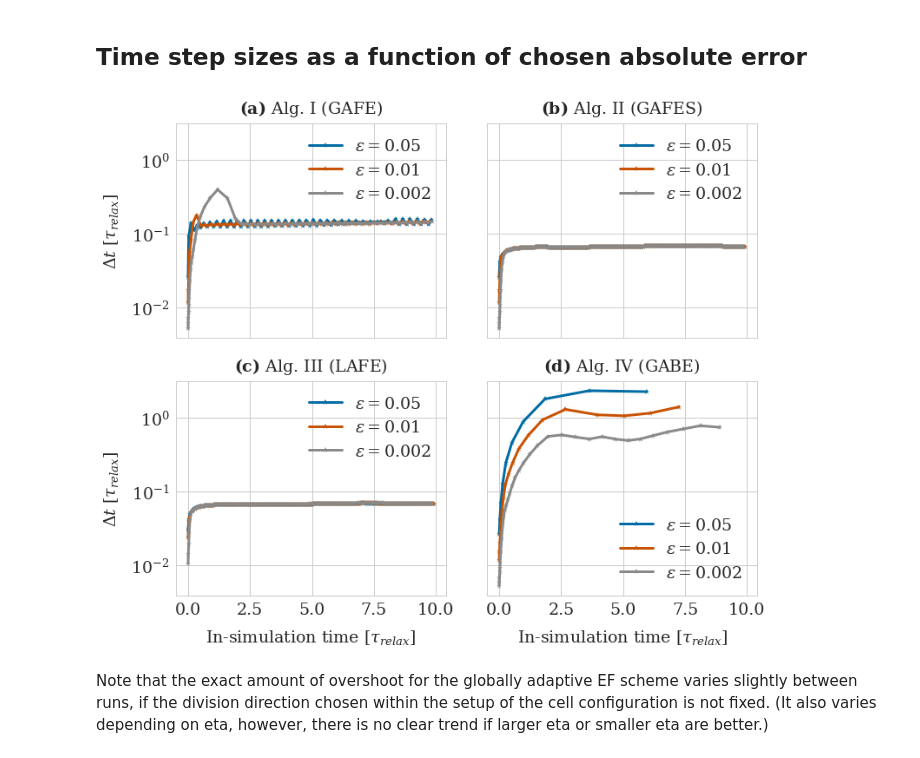
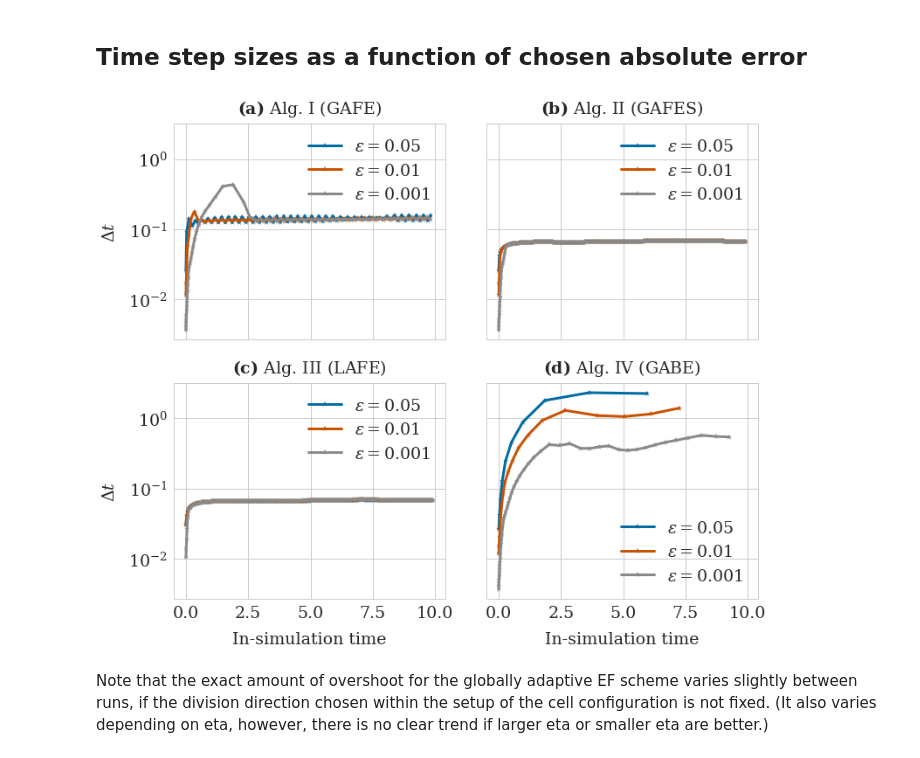
Before and after one commit to somathias/cbmos, a Jupyter notebook: experiments/exp-draft_single_proliferation_event_within_spheroid.ipynb, the cells around one changed output. Drawn from its saved outputs; the diff is of its cells as text; code cells hidden in the pictures.

```diff
--- a/experiments/exp-draft_single_proliferation_event_within_spheroid.ipynb
+++ b/experiments/exp-draft_single_proliferation_event_within_spheroid.ipynb
@@ -74,7 +74,7 @@ params = {'EF_glob_adap_acc': {'eta': eta},
           'EF_local_adap': {'eta': eta,
                             'jacobian': models['EF_local_adap'].jacobian, 'force_args': params_cubic,
                             #'always_calculate_Jacobian': True,
-                            'local_adaptivity': True, 'm0': 4,
+                            'local_adaptivity': True, 'm0': 12,
                             #'calculate_eigenvalues': True
                             'dim': dim,
                             'rA': rA
@@ -98,39 +98,39 @@ colors = [defcolors[0], defcolors[5], defcolors[6]]
 # Combine into single figure
 fig, ((ax1, ax2), (ax3, ax4)) = plt.subplots(2, 2, figsize=(12, 10), sharex=True, sharey=True, gridspec_kw={'hspace':0.2, 'wspace': 0.15})
 
 axes = {'EF_glob_adap_acc': ax1, 'EF_glob_adap_stab': ax2 ,  'EF_local_adap': ax3, 'EB_global_adap': ax4}
 
-epsilons = [0.05, 0.01, 0.002]
+epsilons = [0.05, 0.01, 0.001]
 
 
 for alg in algorithms:
 
     for i, eps in enumerate(epsilons):
 
         params[alg]['eps'] = eps
         ts, history = models[alg].simulate(cell_list, t_data, params_cubic, params[alg], seed=seed)
 
         axes[alg].semilogy(ts[:-2], np.diff(ts)[:-1],'-*', label='$\epsilon=$'+str(eps), color=colors[i]) # last dt smaller to reach end time exactly - do not plot
 
     axes[alg].legend()
 
 
 ax1.set_title(r'$\bf{(a)}$ Alg. I (GAFE)')
 ax2.set_title(r'$\bf{(b)}$ Alg. II (GAFES)')
 ax3.set_title(r'$\bf{(c)}$ Alg. III (LAFE)')
 ax4.set_title(r'$\bf{(d)}$ Alg. IV (GABE)')
 
-ax1.set(ylabel=r'$\Delta t \ [\tau_{relax}]$')
-ax3.set(ylabel=r'$\Delta t \ [\tau_{relax}]$')
-ax3.set(xlabel=r'In-simulation time [$\tau_{relax}$]')
-ax4.set(xlabel=r'In-simulation time [$\tau_{relax}$]')
+ax1.set(ylabel=r'$\Delta t$')
+ax3.set(ylabel=r'$\Delta t$')
+ax3.set(xlabel=r'In-simulation time')
+ax4.set(xlabel=r'In-simulation time')
 
 #ax1.set_xscale('function', functions=(forward, inverse))
 #ax1.set_xlim([-0.5, 10.5])
 
 plt.savefig('prolif_within_spheroid.pdf', bbox_inches='tight')
 # %% [output]
-[figure, old version]
+[figure, new version]
 # %% [markdown]
 Note that the exact amount of overshoot for the globally adaptive EF scheme varies slightly between runs, if the division direction chosen within the setup of the cell configuration is not fixed. (It also varies depending on eta, however, there is no clear trend if larger eta or smaller eta are better.)
 # %% [markdown]
```
Also changed, not shown: parts of 24 cells of this notebook, 4 other files.
